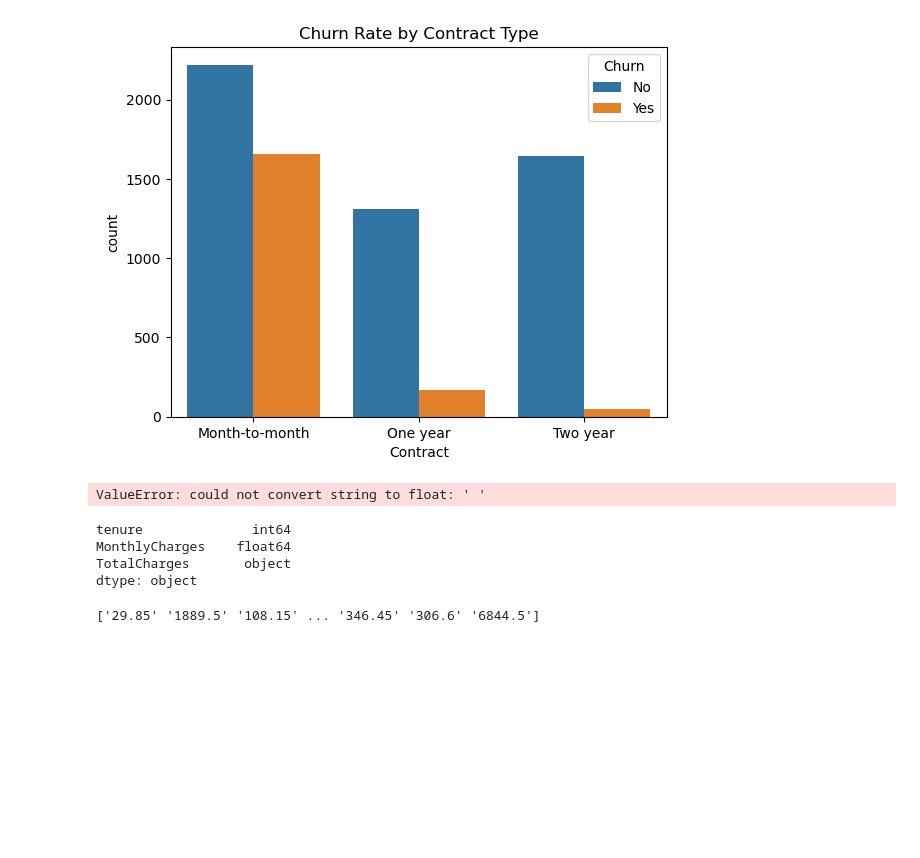
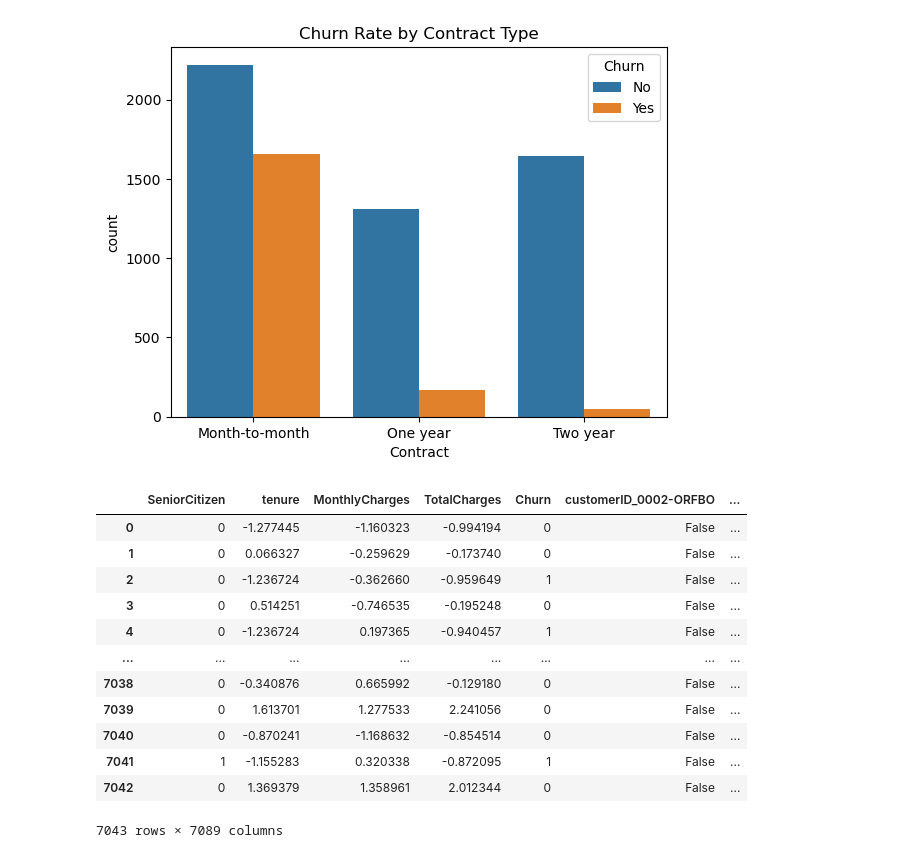
Before and after one commit to vidhidhar/Customer-Churn-Analysis, a Jupyter notebook: notebooks/Data Cleaning.ipynb, the cells around one changed output. Saved outputs shown, nothing was run; the diff lists cells and outputs as text; code cells hidden in the pictures; blank space fills up the shorter version.

```diff
--- a/notebooks/Data Cleaning.ipynb
+++ b/notebooks/Data Cleaning.ipynb
@@ -79,25 +82,26 @@ from sklearn.preprocessing import LabelEncoder, StandardScaler
 # Label Encoding for categorical variables
 encoder = LabelEncoder()
 df["Churn"] = encoder.fit_transform(df["Churn"]) # Yes → 1, No → 0
-# df["TechSupport"] = encoder.fit_transform(df["TechSupport"]) # Yes → 1, No → 0
+df["TotalCharges"] = pd.to_numeric(df["TotalCharges"], errors="coerce")
 # %%
 # One-hot encode categorical variables
-df = pd.get_dummies(df, columns=["Contract", "TechSupport"], drop_first=False)
+df = pd.get_dummies(df, drop_first=False)
 # %%
 # Standardize numerical columns
 scaler = StandardScaler()
-# df["TotalCharges"] = df["TotalCharges"].astype(float)
 df[["tenure", "MonthlyCharges", "TotalCharges"]] = scaler.fit_transform(df[["tenure", "MonthlyCharges", "TotalCharges"]])
+df
 # %% [output]
+|  | SeniorCitizen | tenure | MonthlyCharges | TotalCharges | Churn | customerID_0002-ORFBO | ... |
+| 0 | 0 | -1.277445 | -1.160323 | -0.994194 | 0 | False | ... |
+| 1 | 0 | 0.066327 | -0.259629 | -0.173740 | 0 | False | ... |
+| 2 | 0 | -1.236724 | -0.362660 | -0.959649 | 1 | False | ... |
+| 3 | 0 | 0.514251 | -0.746535 | -0.195248 | 0 | False | ... |
+| 4 | 0 | -1.236724 | 0.197365 | -0.940457 | 1 | False | ... |
+| ... | ... | ... | ... | ... | ... | ... | ... |
+| 7038 | 0 | -0.340876 | 0.665992 | -0.129180 | 0 | False | ... |
+| 7039 | 0 | 1.613701 | 1.277533 | 2.241056 | 0 | False | ... |
+| 7040 | 0 | -0.870241 | -1.168632 | -0.854514 | 0 | False | ... |
+| 7041 | 1 | -1.155283 | 0.320338 | -0.872095 | 1 | False | ... |
+| 7042 | 0 | 1.369379 | 1.358961 | 2.012344 | 0 | False | ... |
-ValueError: could not convert string to float: ' '
+7043 rows × 7089 columns
-# %%
-print(df[["tenure", "MonthlyCharges", "TotalCharges"]].dtypes)
-# %% [output]
-tenure              int64
-MonthlyCharges    float64
-TotalCharges       object
-dtype: object
-# %%
-print(df["TotalCharges"].unique())
-# %% [output]
-['29.85' '1889.5' '108.15' ... '346.45' '306.6' '6844.5']
```
Also changed, not shown: parts of 8 cells of this notebook.
